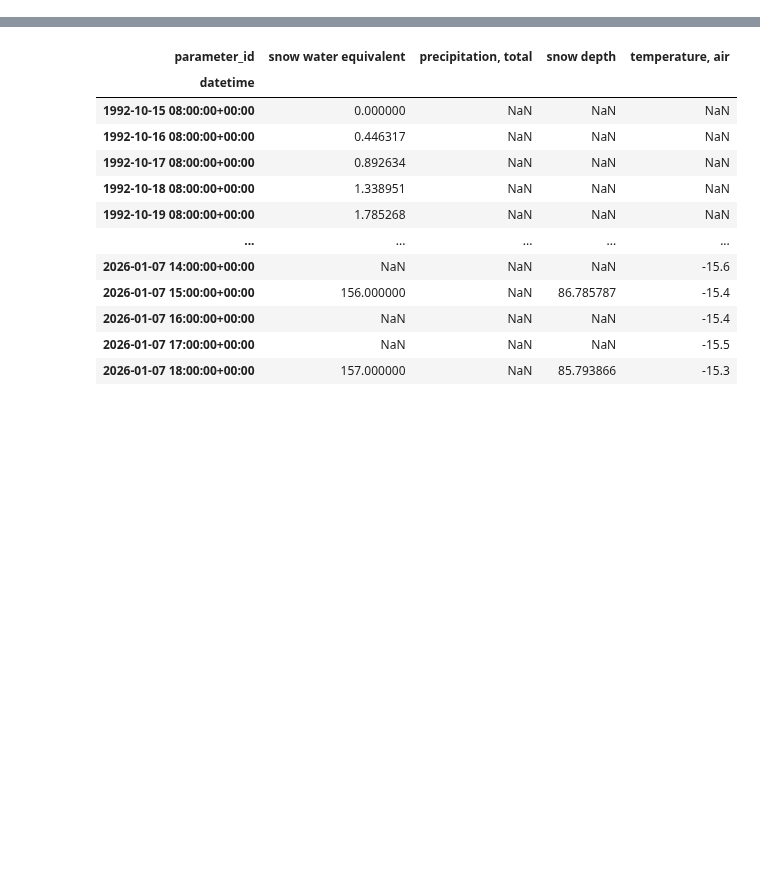
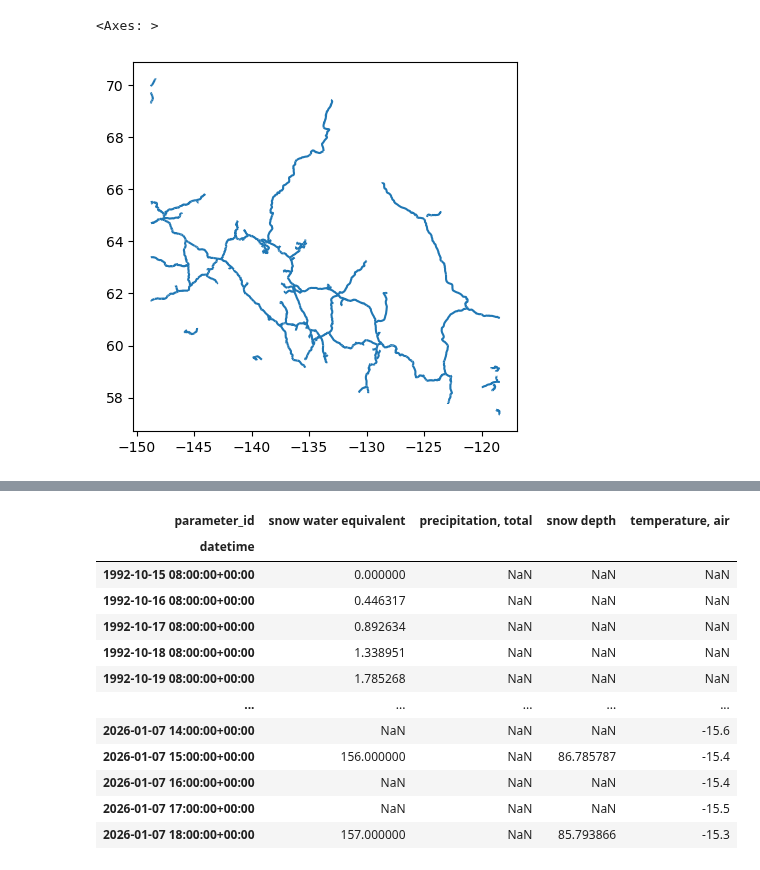
Before and after one commit to YukonWRB/YGwater, a Jupyter notebook: dev/pyquacache/main_hrdpa.ipynb, the cells around one changed output, grey strips where cells are left out. Saved outputs shown, nothing was run; the diff lists cells and outputs as text; code cells hidden in the pictures; blank space fills up the shorter version.

```diff
--- a/dev/pyquacache/main_hrdpa.ipynb
+++ b/dev/pyquacache/main_hrdpa.ipynb
@@ -11,3 +11,25 @@ from pyquacache import queries
 
 from pyquacache.defs.config import db_url_prod as db_url
 import pandas as pd
+# %%
+import geopandas as gpd
+
+
+query = f"""
+    SELECT *, ST_AsText(ST_Transform(geom, 4326)) as geom_wkt
+    FROM spatial.vectors
+    WHERE layer_name = 'Roads'
+    """
+
+engine = create_engine(db_url)
+with engine.connect() as conn:
+    result = conn.execute(text(query))
+vectors_df = gpd.GeoDataFrame(result.fetchall(), columns=result.keys())
+# %%
+vectors_df = vectors_df.set_geometry(gpd.GeoSeries.from_wkt(vectors_df["geom_wkt"]))
+vectors_df = vectors_df.set_crs(epsg=4326)
+geom_wkt_column = vectors_df.pop("geom_wkt")
+vectors_df.plot()
+# %% [output]
+<Axes: >
+[figure, added]
```
Also changed, not shown: parts of 2 cells of this notebook, 6 other files.
